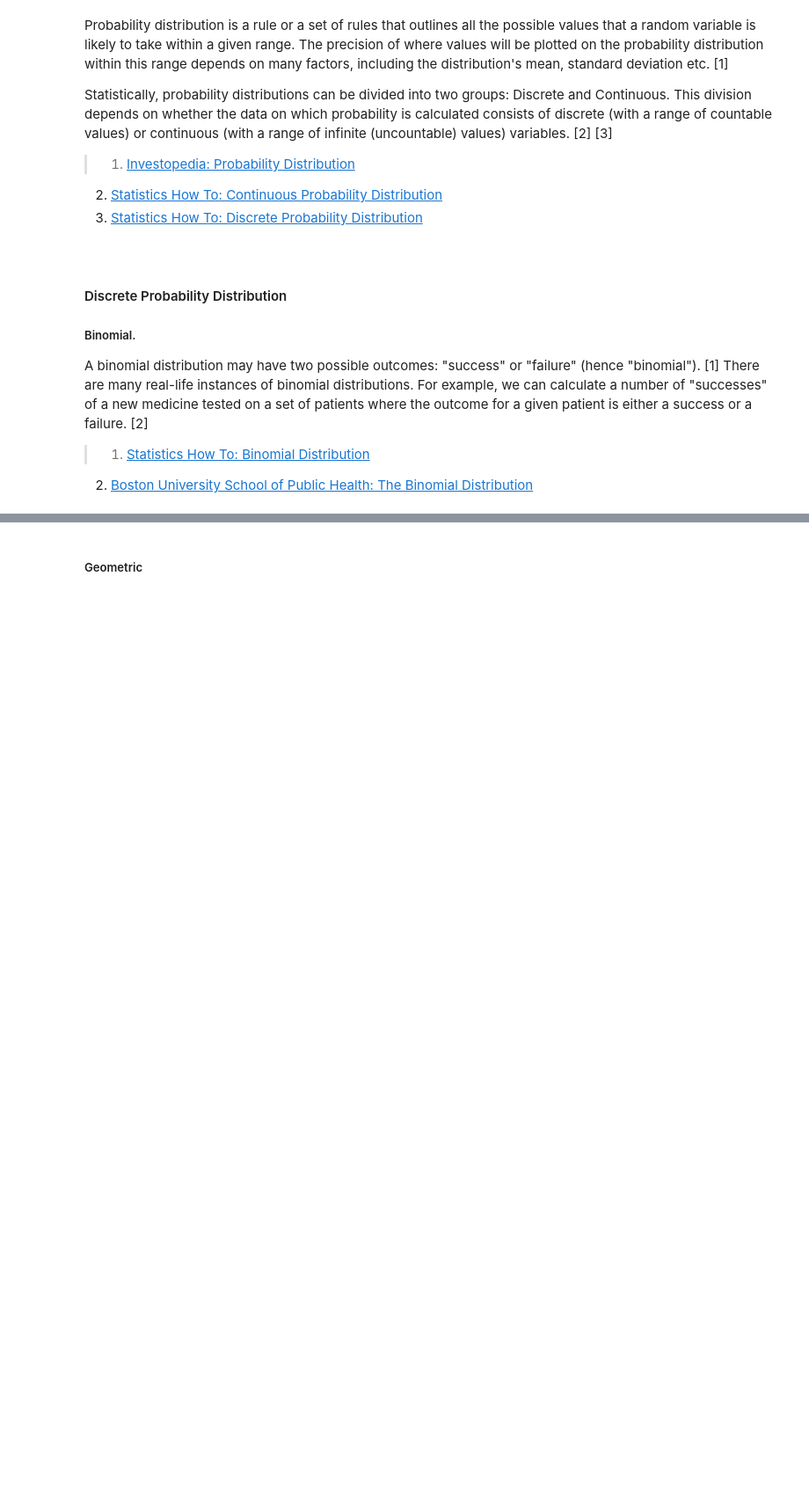
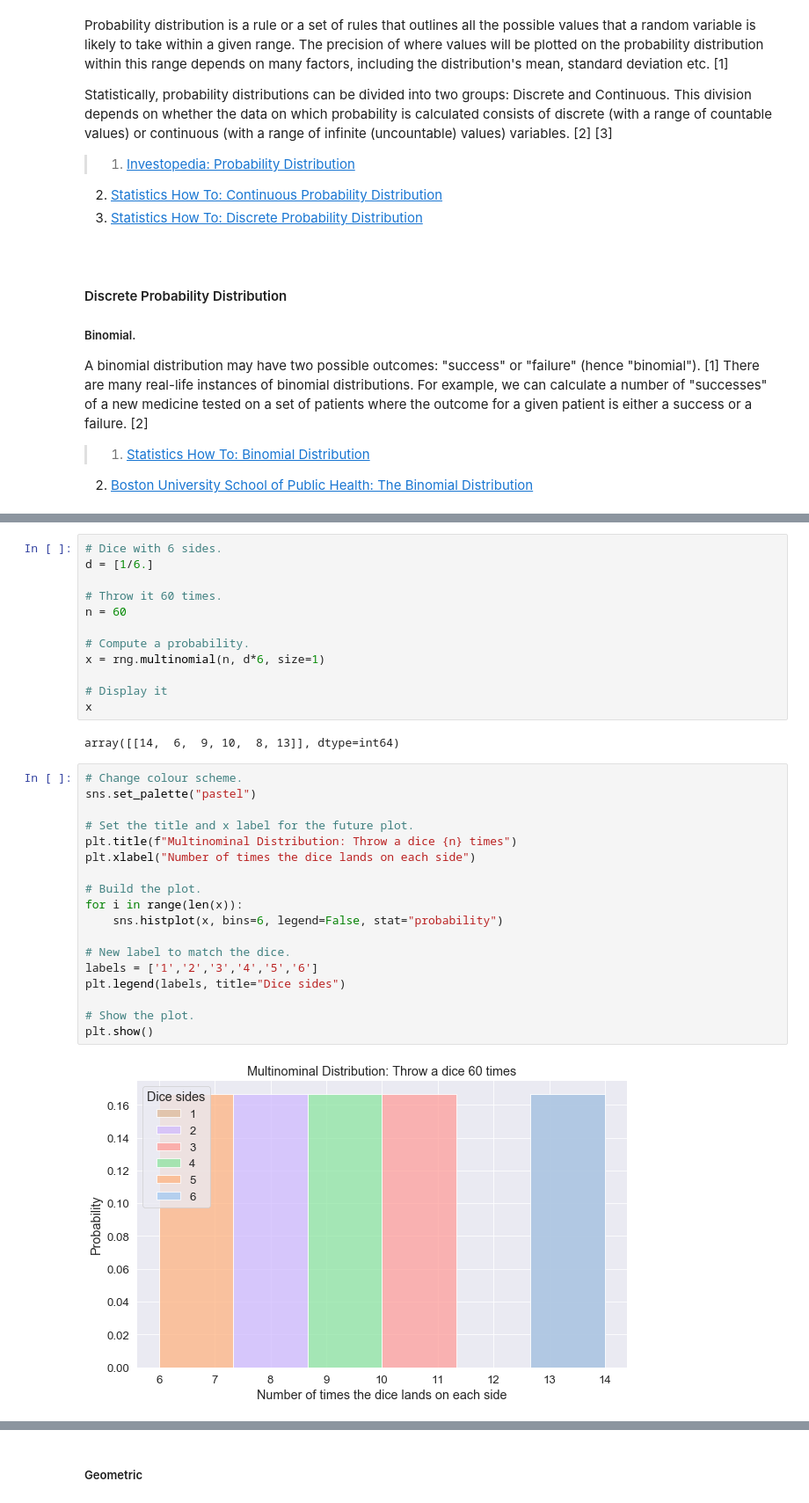
Before and after one commit to olgarozhdestvina/numpy.random, a Jupyter notebook: Numpy.random.ipynb, the cells around one changed output, grey strips where cells are left out. Shown: that part at 88% size. Drawn from its saved outputs; the diff is of its cells as text; blank space fills up the shorter version.

```diff
--- a/Numpy.random.ipynb
+++ b/Numpy.random.ipynb
@@ -602,0 +643,34 @@ x
+# %%
+# Dice with 6 sides.
+d = [1/6.]
+
+# Throw it 60 times.
+n = 60
+
+# Compute a probability.
+x = rng.multinomial(n, d*6, size=1)
+
+# Display it
+x
+# %% [output]
+array([[14,  6,  9, 10,  8, 13]], dtype=int64)
+# %%
+# Change colour scheme.
+sns.set_palette("pastel")
+
+# Set the title and x label for the future plot.
+plt.title(f"Multinominal Distribution: Throw a dice {n} times")
+plt.xlabel("Number of times the dice lands on each side")
+
+# Build the plot.
+for i in range(len(x)):
+    sns.histplot(x, bins=6, legend=False, stat="probability")
+
+# New label to match the dice.
+labels = ['1','2','3','4','5','6']
+plt.legend(labels, title="Dice sides")
+
+# Show the plot.
+plt.show()
+# %% [output]
+[figure, added]
```
Also changed, not shown: parts of 40 cells of this notebook.
